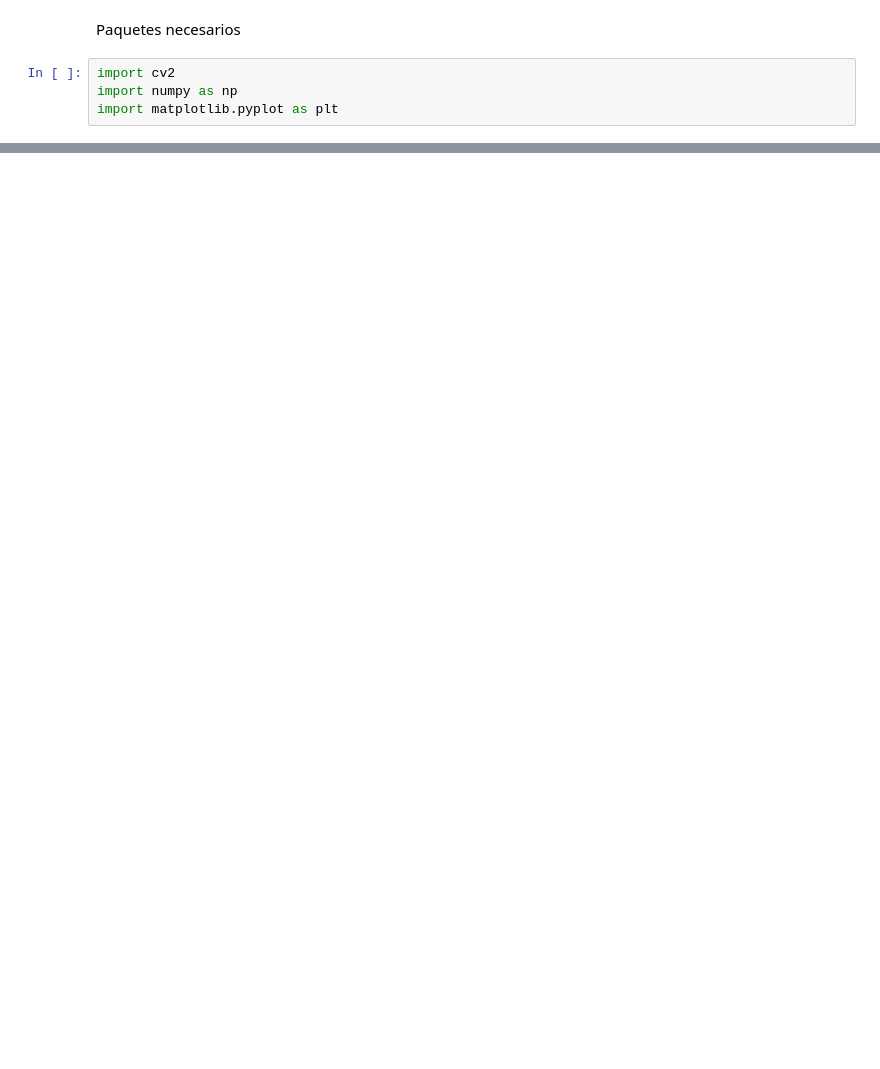
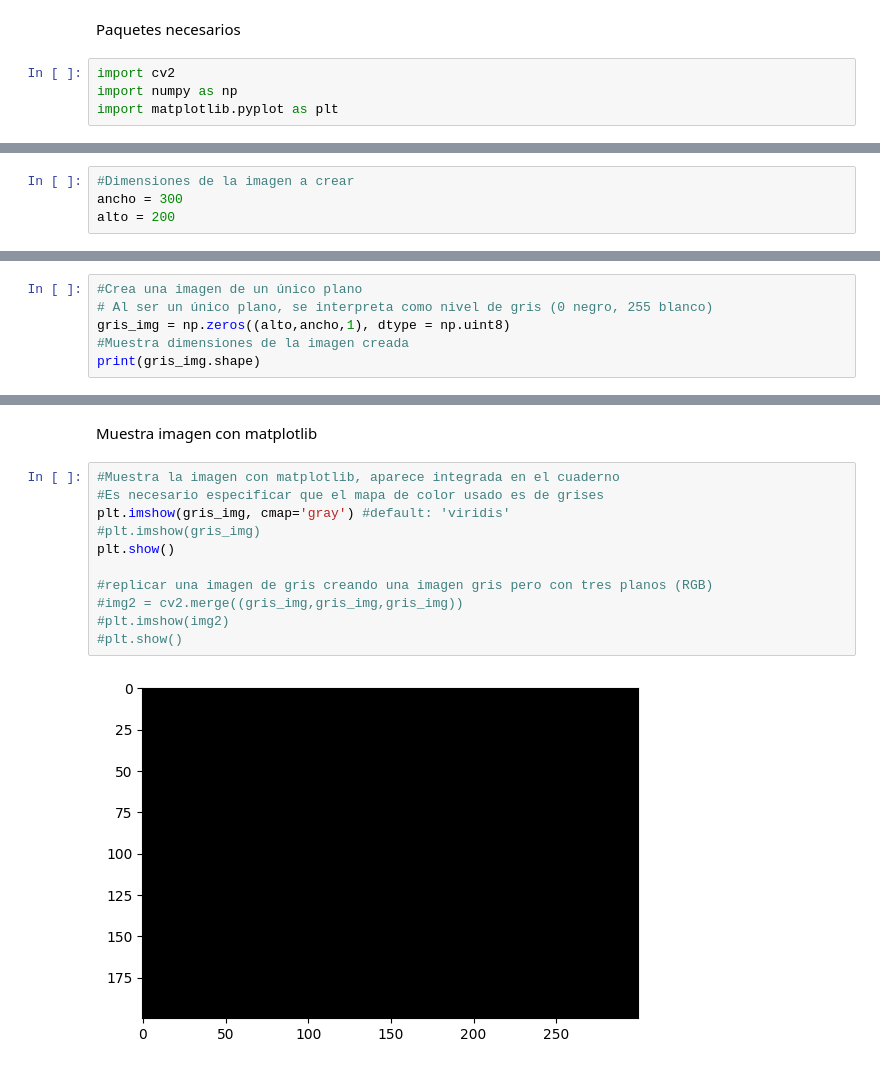
Before and after one commit to gitfrandu4/40982-P1, a Jupyter notebook: VC_P1.ipynb, the cells around one changed output, grey strips where cells are left out. Drawn from its saved outputs; the diff is of its cells as text; blank space fills up the shorter version.

```diff
--- a/VC_P1.ipynb
+++ b/VC_P1.ipynb
@@ -8,0 +9,4 @@ import matplotlib.pyplot as plt
+# %%
+#Dimensiones de la imagen a crear
+ancho = 300
+alto = 200
@@ -8,0 +15,6 @@ import matplotlib.pyplot as plt
+# %%
+#Crea una imagen de un único plano
+# Al ser un único plano, se interpreta como nivel de gris (0 negro, 255 blanco)
+gris_img = np.zeros((alto,ancho,1), dtype = np.uint8)
+#Muestra dimensiones de la imagen creada
+print(gris_img.shape)
@@ -8,0 +31,15 @@ import matplotlib.pyplot as plt
+# %% [markdown]
+Muestra imagen con matplotlib
+# %%
+#Muestra la imagen con matplotlib, aparece integrada en el cuaderno
+#Es necesario especificar que el mapa de color usado es de grises
+plt.imshow(gris_img, cmap='gray') #default: 'viridis'
+#plt.imshow(gris_img)
+plt.show()
+
+#replicar una imagen de gris creando una imagen gris pero con tres planos (RGB)
+#img2 = cv2.merge((gris_img,gris_img,gris_img))
+#plt.imshow(img2)
+#plt.show()
+# %% [output]
+[figure, added]
```
Also changed, not shown: parts of 39 cells of this notebook, 1 other file.
